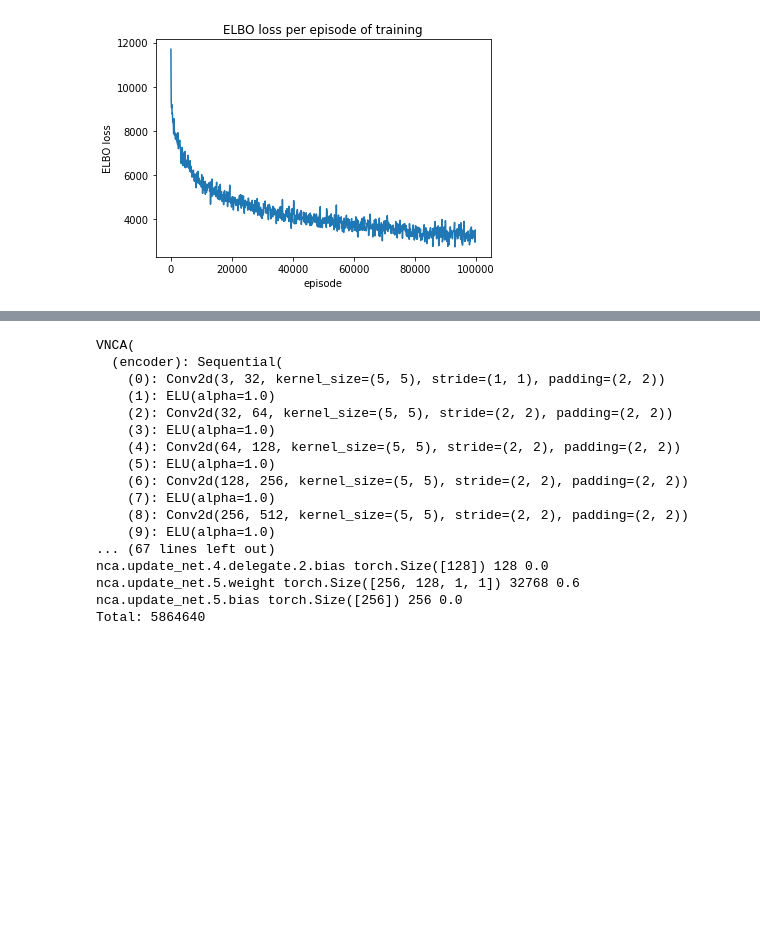
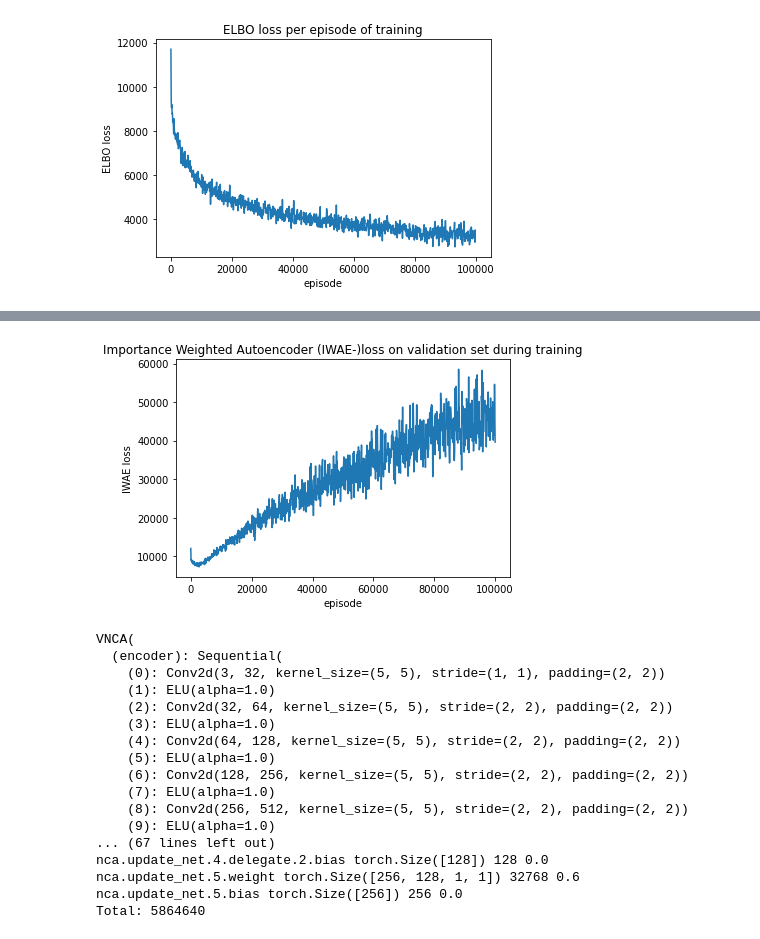
Before and after one commit to JanSchering/natural_computing, a Jupyter notebook: final/vae/presentation_vis.ipynb, the cells around one changed output, grey strips where cells are left out. Drawn from its saved outputs; the diff is of its cells as text; code cells hidden in the pictures; blank space fills up the shorter version.

```diff
--- a/final/vae/presentation_vis.ipynb
+++ b/final/vae/presentation_vis.ipynb
@@ -107,3 +120,14 @@ plt.show()
+# %%
+# Plot IWAE loss on validation set over training time
+iwae_test_small = np.genfromtxt(join(vae_small_dir_data, "test", "total-loss.csv"), skip_header=1, delimiter=",")
+plt.plot(iwae_test_small[:,1], iwae_test_small[:,2])
+plt.title("Importance Weighted Autoencoder (IWAE-)loss on validation set during training")
+plt.ylabel("IWAE loss")
+plt.xlabel("episode")
+plt.savefig(join(vae_small_dir_img, "test", "iwae_plot.png") )
+plt.show()
+# %% [output]
+[figure, added]
 # %%
 import torch as t
 import math
```
Also changed, not shown: parts of 2 cells of this notebook, 2 other files.
